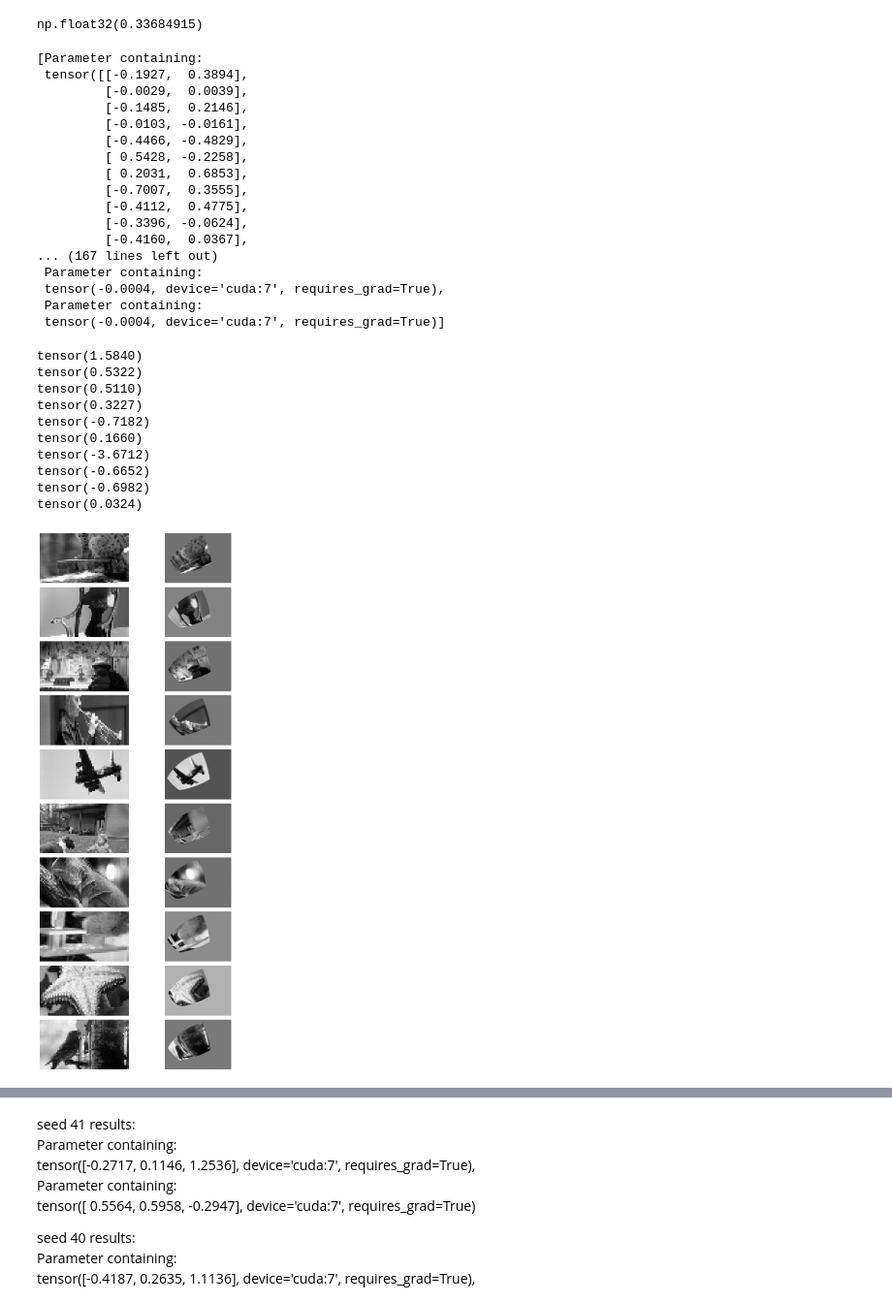
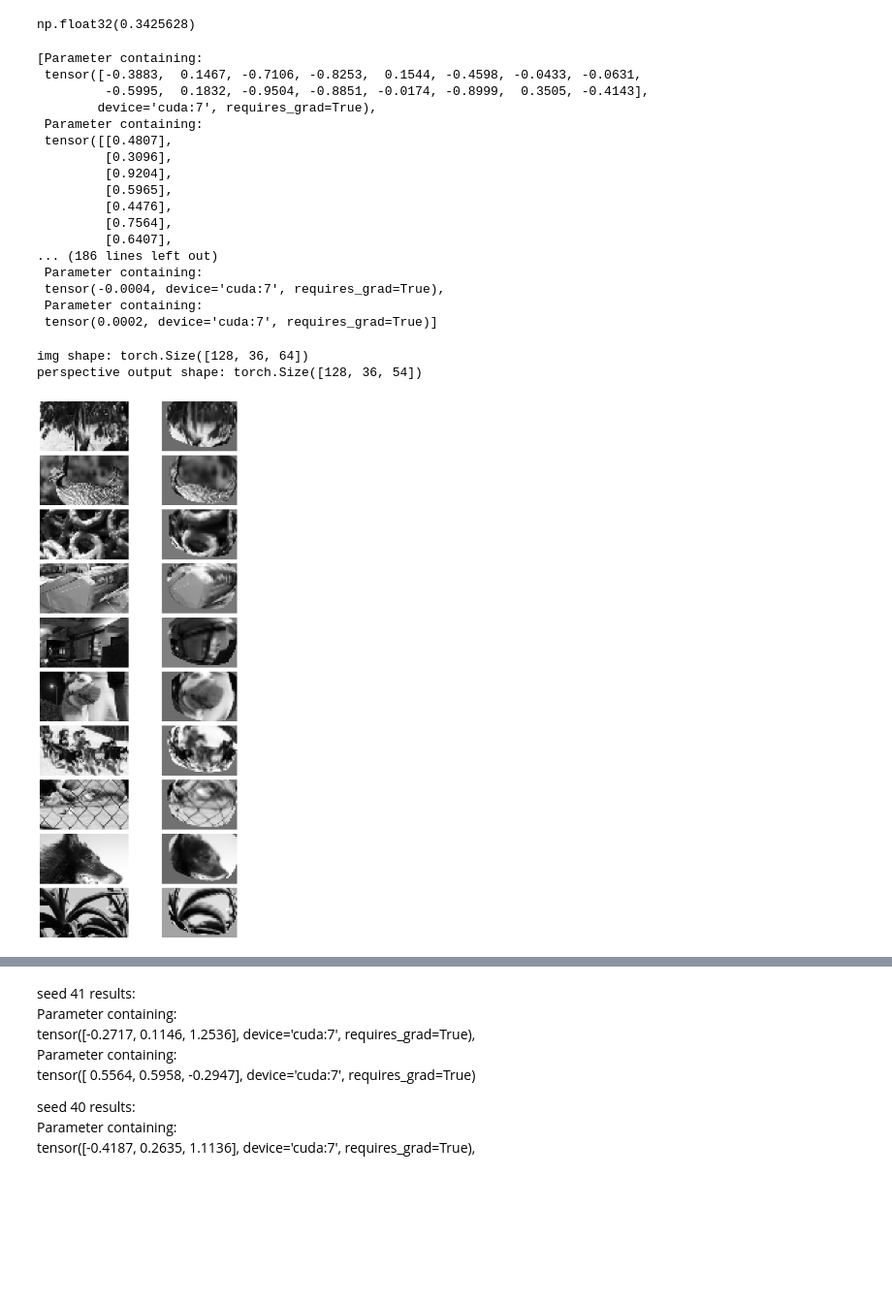
Before and after one commit to NathanSoeding/sensorium, a Jupyter notebook: perspective/perspective_train.ipynb, the cells around one changed output, grey strips where cells are left out. Shown at 97% size. Drawn from its saved outputs; the diff is of its cells as text; code cells hidden in the pictures; blank space fills up the shorter version.

Commit message:
trained baseline model to over 0.34 validation score

```diff
--- a/perspective/perspective_train.ipynb
+++ b/perspective/perspective_train.ipynb
@@ -28,14 +28,6 @@ dataset_config = {'paths': filenames,
 
 dataloaders = get_data(dataset_fn, dataset_config)
 # %%
-grid_mean_predictor = {
-    'type': 'cortex',
-    'input_dimensions': 2,
-    'hidden_layers': 1,
-    'hidden_features': 30,
-    'final_tanh': True
-}
-
 model_config = {'pad_input': False,
   'stack': -1,
   'layers': 4,
@@ -56,8 +48,8 @@ model_config = {'pad_input': False,
   'shifter': False,
 }
 
-perspective = Perspective(Retina(device=device), Monitor(device=device)).to(device)
-model_config['perspective'] = perspective
+#perspective = Perspective(Retina(device=device), Monitor(device=device)).to(device)
+model_config['perspective'] = True
 # %%
 model = stacked_core_full_gauss_readout(dataloaders, random_seed, **model_config)
 # %%
@@ -80,52 +72,48 @@ validation_score, trainer_output, state_dict = trainer(model, dataloaders, seed=
 # %%
 validation_score
 # %% [output]
-np.float32(0.33684915)
+np.float32(0.3425628)
 # %%
-list(perspective.parameters())
+list(model.perspective.parameters())
 # %% [output]
 [Parameter containing:
- tensor([[-0.1927,  0.3894],
-         [-0.0029,  0.0039],
-         [-0.1485,  0.2146],
-         [-0.0103, -0.0161],
-         [-0.4466, -0.4829],
-         [ 0.5428, -0.2258],
-         [ 0.2031,  0.6853],
-         [-0.7007,  0.3555],
-         [-0.4112,  0.4775],
-         [-0.3396, -0.0624],
-         [-0.4160,  0.0367],
-... (167 lines left out)
+ tensor([-0.3883,  0.1467, -0.7106, -0.8253,  0.1544, -0.4598, -0.0433, -0.0631,
+         -0.5995,  0.1832, -0.9504, -0.8851, -0.0174, -0.8999,  0.3505, -0.4143],
+        device='cuda:7', requires_grad=True),
+ Parameter containing:
+ tensor([[0.4807],
+         [0.3096],
+         [0.9204],
+         [0.5965],
+         [0.4476],
+         [0.7564],
+         [0.6407],
+... (186 lines left out)
  Parameter containing:
  tensor(-0.0004, device='cuda:7', requires_grad=True),
  Parameter containing:
- tensor(-0.0004, device='cuda:7', requires_grad=True)]
+ tensor(0.0002, device='cuda:7', requires_grad=True)]
 # %%
 data_key = "27204-5-13"
 batch = next(iter(dataloaders["train"][data_key]))
 
 fig, ax = plt.subplots(10, 2, figsize=(10, 20))
 
+imgs = batch.images[:, 0].detach().cpu()
+out =model.perspective(batch.images, batch.pupil_center)[:, 0].detach().cpu()
+print('img shape:', imgs.shape)
+print('perspective output shape:', out.shape)
+
 for i in range(10):
-    ax[i, 0].imshow(batch.images[i, 0].detach().cpu(), cmap='gray')
+    ax[i, 0].imshow(imgs[i], cmap='gray')
     ax[i, 0].axis('off')
-    print(batch.pupil_center[i, 0].detach().cpu())
-    ax[i, 1].imshow(perspective(batch.images, batch.pupil_center)[i, 0].detach().cpu(), cmap='gray')
+    ax[i, 1].imshow(out[i], cmap='gray')
     ax[i, 1].axis('off')
 
 plt.tight_layout()
 plt.show()
 # %% [output]
-tensor(1.5840)
-tensor(0.5322)
-tensor(0.5110)
-tensor(0.3227)
-tensor(-0.7182)
-tensor(0.1660)
-tensor(-3.6712)
-tensor(-0.6652)
-tensor(-0.6982)
-tensor(0.0324)
+img shape: torch.Size([128, 36, 64])
+perspective output shape: torch.Size([128, 36, 54])
-[figure, old version]
+[figure, new version]
 # %%
```
Also changed, not shown: parts of 3 cells of this notebook.
